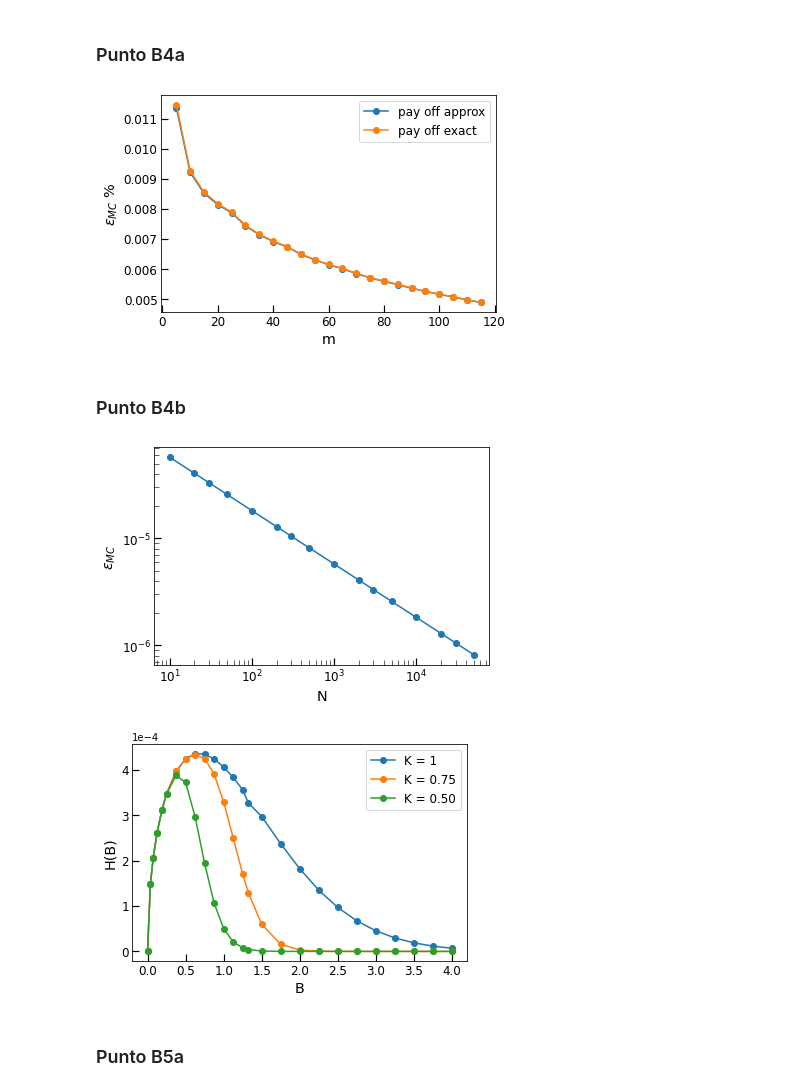
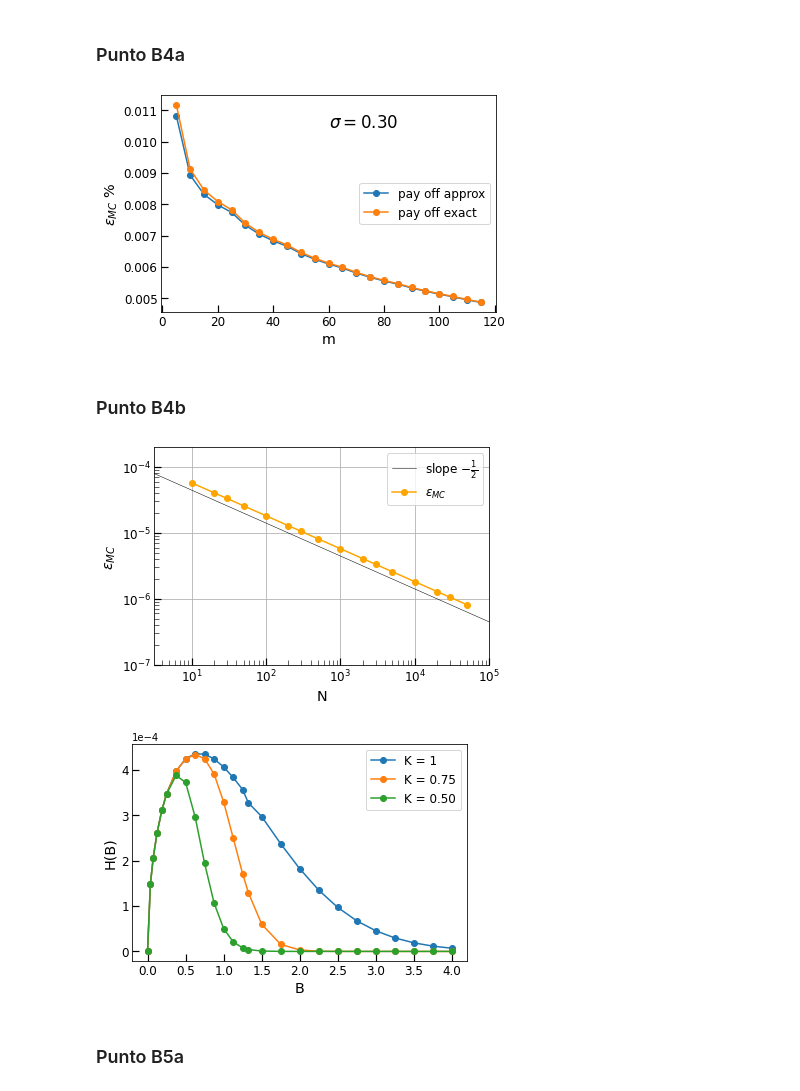
Before and after one commit to magmar1968/assignment_cuda, a Jupyter notebook: py_analisis/punti_B_analysis.ipynb, the cells around one changed output. Cells and saved outputs as stored; diff of their text form; code cells hidden in the pictures.

```diff
--- a/py_analisis/punti_B_analysis.ipynb
+++ b/py_analisis/punti_B_analysis.ipynb
@@ -88,7 +125,7 @@ plt.show()
 # %% [markdown]
 ### Punto B4a
 # %%
-df = pd.read_csv(pathoutfile + "outfile_B3a.csv")
+df = pd.read_csv(pathoutfile + "outfile_B3a_v2.csv",comment="#")
 
 m_values = df["m"].to_numpy()
 exact_vals = df["exact_result"].to_numpy()
@@ -107,46 +144,54 @@ plt.xlabel(r"m",       size = 12*scale)
 plt.xticks(size = 10*scale)
 plt.yticks(size = 10*scale)
 plt.tick_params(axis="both", direction='in', length=6*scale,width=1*scale)
-plt.legend( prop={'size': 10*scale})
+plt.annotate(r"$\sigma = 0.30$",xy=(0.5,0.85),xycoords='axes fraction',size=14*scale)
+plt.legend( loc = "center right",prop={'size': 10*scale})
 
 plt.show()
 # %% [output]
-[figure, old version]
+[figure, new version]
 # %% [markdown]
 ### Punto B4b
 # %%
 data = np.genfromtxt(pathoutfile + "outfile_B4b.txt"  , delimiter = ',', comments='#')
 Nsim   = data[:,0]
 MC_err = data[:,2]
 
 #first part
-plt.loglog(Nsim,MC_err , "-o" )
+x = np.logspace(0,6,30)
+y = x**-0.5 * 10**-3.85
+plt.xlim(10**0.5,10**5)
+plt.loglog(x,y,color="black", linewidth=0.5,label = r"slope $-\frac{1}{2}$")
+plt.loglog(Nsim,MC_err,"-o", color="orange",label = r"$\epsilon_{MC}$" )
+
 plt.ylabel(r"$\epsilon_{MC}$", size = 12*scale)
 plt.xlabel(r"N",       size = 12*scale)
 plt.xticks(size = 10*scale)
 plt.yticks(size = 10*scale)
 plt.tick_params(axis="both", direction='in', length=6*scale,width=1*scale)
 plt.tick_params(which = "minor", axis="both",direction="in", length= 4*scale,width=0.5*scale)
+plt.grid(True)
+plt.legend(prop={'size': 10*scale})
 plt.show()
 
 
 #second part
 NSIM = 15000
 
 plt.plot(B_values,data_k100[:,2]*np.sqrt(NSIM),"-o",label = "K = 1   ")
 plt.plot(B_values,data_k075[:,2]*np.sqrt(NSIM),"-o",label = "K = 0.75")
 plt.plot(B_values,data_k050[:,2]*np.sqrt(NSIM),"-o",label = "K = 0.50")
 
 plt.ylabel(r"H(B)",size=12*scale)
 plt.xlabel(r"B",size=12*scale)
 plt.xticks(size = 10*scale)
 plt.yticks(size = 10*scale)
 plt.ticklabel_format(style='sci', axis='y',scilimits=(0,0))
 plt.tick_params(axis="both", direction='in', length=6*scale,width=1*scale)
 plt.legend( prop={'size': 10*scale})
 plt.show()
 # %% [output]
-[figure, old version]
+[figure, new version]
 [figure]
 # %% [markdown]
 ### Punto B5a
```
Also changed, not shown: parts of 4 cells of this notebook.
